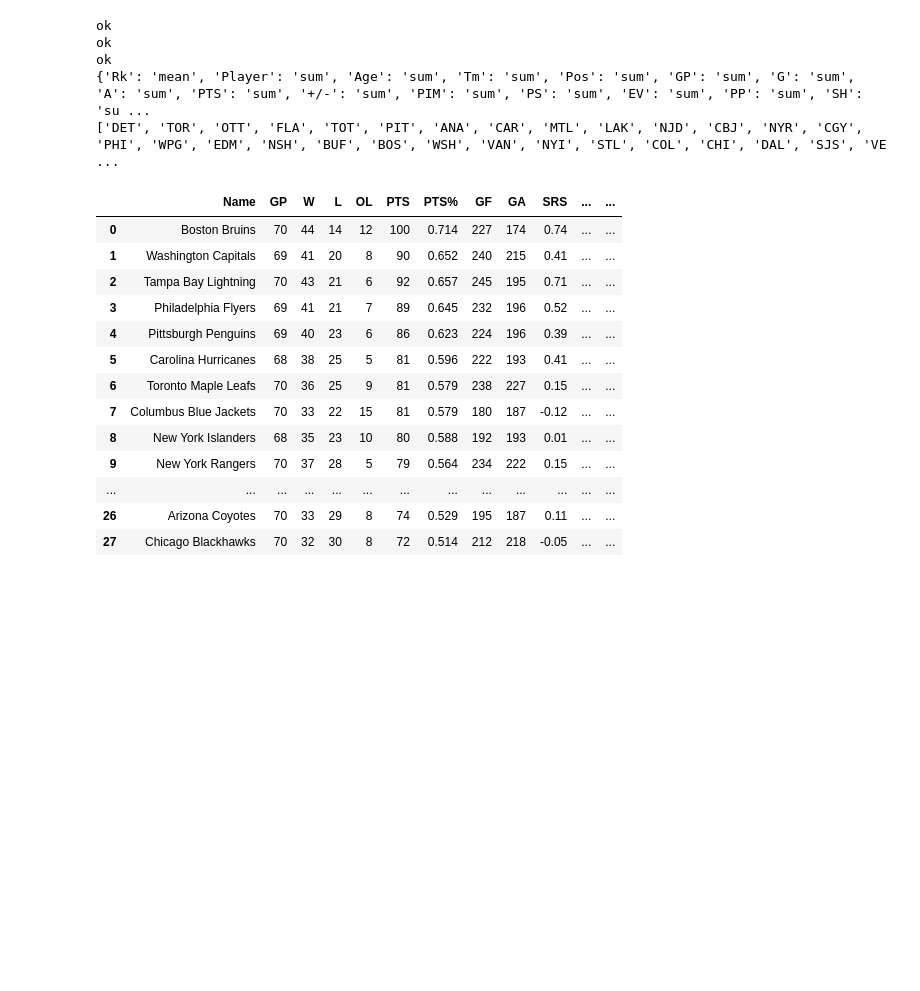
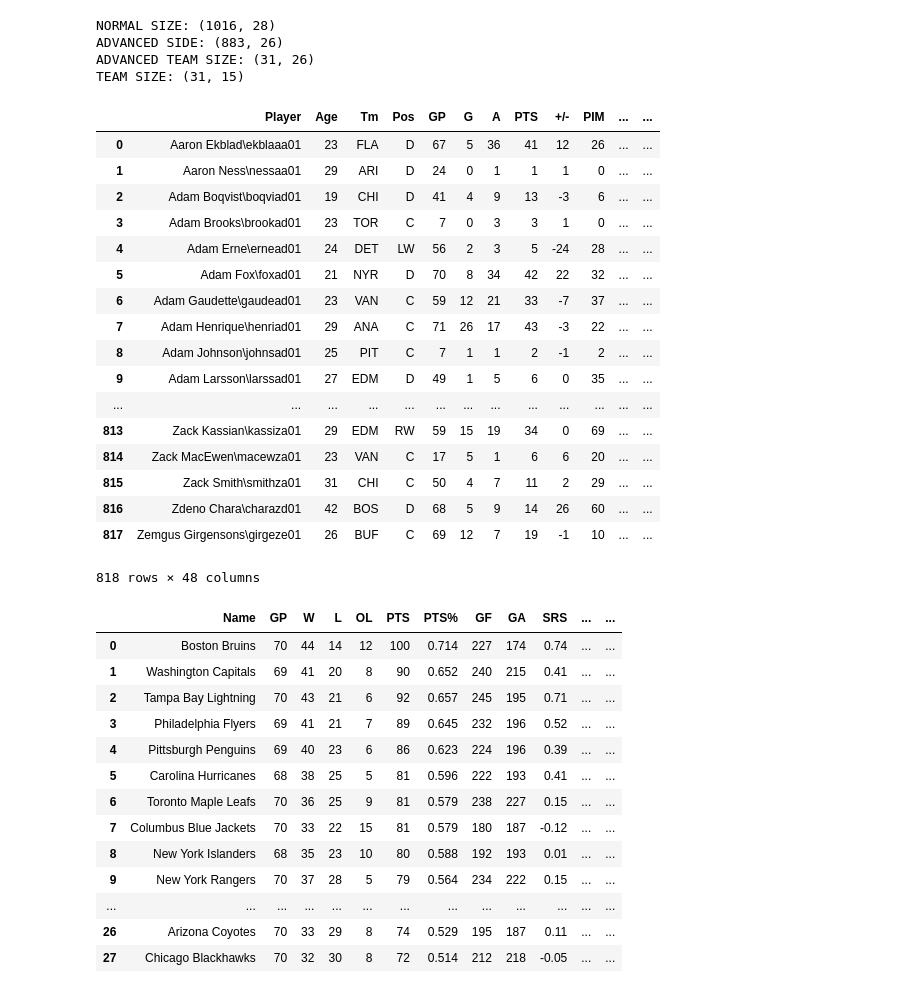
Before and after one commit to Griffenck1/CSCI-4802-Hockey-OWAA, a Jupyter notebook: JupytrNotebooks/dataCleaning.ipynb, the cells around one changed output. Cells and saved outputs as stored; diff of their text form; code cells hidden in the pictures; blank space fills up the shorter version.

Commit message:
Fixed advanced statistics, all data fully clean

```diff
--- a/JupytrNotebooks/dataCleaning.ipynb
+++ b/JupytrNotebooks/dataCleaning.ipynb
@@ -4,72 +4,103 @@ import numpy as np
 import math
 # %%
 ##player stats
+abrvs = ['BOS','WSH','TBL','PHI','PIT','CAR','TOR','CBJ','NYI','NYR','FLA','MTL','BUF','NJD','OTT','DET','STL','VEG','COL','EDM','DAL','WPG','CGY','VAN','NSH','MIN','ARI','CHI','ANA','LAK','SJS']
+
 df = pandas.read_csv('../data/20192020data.csv')
+print("NORMAL SIZE:", df.shape)
 dfadv = pandas.read_csv('../data/advanced20192020.csv')
+print("ADVANCED SIDE:", dfadv.shape)
 dfadvtm = pandas.read_csv('../data/advancedteam20192020.csv')
-dfadv = dfadv.drop(columns=['Rk', 'Age', 'Player', 'Tm', 'Pos', 'GP', 'TOI/60'])
+print("ADVANCED TEAM SIZE:", dfadvtm.shape)
+dfadv = dfadv.drop(columns=['Rk', 'Age', 'Pos', 'GP', 'TOI/60'])
+#dfadv.sort_values(by=['Player'])
 dfadvtm = dfadvtm.drop(columns=['S%', 'SV%'])
-for column in dfadv.columns:
-    df[column] = dfadv[column]
-pandas.concat([df,dfadv], axis=1)
+#for column in dfadv.columns:
+#    df[column] = dfadv[column]
+#pandas.concat([df,dfadv], axis=1)
 dfteams = pandas.read_csv('../data/teams20192020.csv',delimiter = '\t')
-
+print("TEAM SIZE:", dfteams.shape)
 for column in dfadvtm.columns:
     dfteams[column] = dfadvtm[column]
 aggdict = dict()
 for item in df.items():
     #print(item[0])
     if item[0] == 'Rk' or item[0] == 'S%' or item[0] == 'FO%':
-        print("ok")
+        #print("ok")
         aggdict[item[0]] = 'mean'
     else:
         aggdict[item[0]] = 'sum'
-print(aggdict)
+clean = df.groupby(['Player']).agg(aggdict)
 
-#clean = df.groupby(['Player']).agg(aggdict)
-clean = df
+#clean = df
 stored = 0
 
 lastnames = []
 firstnames = []
-"""
+
 for i in clean.iterrows():
     #print(i[0])
     first = ""
     last = ""
     f = True
     for letter in i[0]:
         if letter == "\\" :
             break
         if letter == " ":
             f = False
             continue
         if f:
             first = first +letter
         else:
             last += letter
     #print(last,first)
     lastnames.append(last)
     firstnames.append(first)
 clean['First'] = firstnames
 clean['Last'] = lastnames
-"""
+
 #clean = clean.sort_values(['Last'])
 clean = clean.drop('Rk', 1)
 #clean.columns.name = df.index.name
 #clean.index.name = None
 
-clean.reset_index(drop=True, inplace=True)
+
 #clean = clean.drop('Player', 1)
 a = clean['Tm'].unique().tolist()
 A = [abv for abv in a if len(abv)<=3]
-print(A)
+#print(A)
 ## RIGHT NOW I STILL NEED TO Adress the Team and the position being weird, but that should be easy
+#clean.head(50)
+clean = clean[clean['Tm'].isin(abrvs)]
+dfadv = dfadv[dfadv['Tm'].isin(abrvs)]
+dfadv = dfadv.sort_values(by=['Player'])
+dfadv = dfadv.drop(columns=['Player', 'Tm'])
+dfadv.reset_index(drop=True, inplace=True)
+clean.reset_index(drop=True, inplace=True)
+clean = pandas.concat([clean, dfadv], axis=1)
+clean
 # %% [output]
-ok
-ok
-ok
-{'Rk': 'mean', 'Player': 'sum', 'Age': 'sum', 'Tm': 'sum', 'Pos': 'sum', 'GP': 'sum', 'G': 'sum', 'A': 'sum', 'PTS': 'sum', '+/-': 'sum', 'PIM': 'sum', 'PS': 'sum', 'EV': 'sum', 'PP': 'sum', 'SH': 'su ...
-['DET', 'TOR', 'OTT', 'FLA', 'TOT', 'PIT', 'ANA', 'CAR', 'MTL', 'LAK', 'NJD', 'CBJ', 'NYR', 'CGY', 'PHI', 'WPG', 'EDM', 'NSH', 'BUF', 'BOS', 'WSH', 'VAN', 'NYI', 'STL', 'COL', 'CHI', 'DAL', 'SJS', 'VE ...
+NORMAL SIZE: (1016, 28)
+ADVANCED SIDE: (883, 26)
+ADVANCED TEAM SIZE: (31, 26)
+TEAM SIZE: (31, 15)
+|  | Player | Age | Tm | Pos | GP | G | A | PTS | +/- | PIM | ... | ... |
+| 0 | Aaron Ekblad\ekblaaa01 | 23 | FLA | D | 67 | 5 | 36 | 41 | 12 | 26 | ... | ... |
+| 1 | Aaron Ness\nessaa01 | 29 | ARI | D | 24 | 0 | 1 | 1 | 1 | 0 | ... | ... |
+| 2 | Adam Boqvist\boqviad01 | 19 | CHI | D | 41 | 4 | 9 | 13 | -3 | 6 | ... | ... |
+| 3 | Adam Brooks\brookad01 | 23 | TOR | C | 7 | 0 | 3 | 3 | 1 | 0 | ... | ... |
+| 4 | Adam Erne\ernead01 | 24 | DET | LW | 56 | 2 | 3 | 5 | -24 | 28 | ... | ... |
+| 5 | Adam Fox\foxad01 | 21 | NYR | D | 70 | 8 | 34 | 42 | 22 | 32 | ... | ... |
+| 6 | Adam Gaudette\gaudead01 | 23 | VAN | C | 59 | 12 | 21 | 33 | -7 | 37 | ... | ... |
+| 7 | Adam Henrique\henriad01 | 29 | ANA | C | 71 | 26 | 17 | 43 | -3 | 22 | ... | ... |
+| 8 | Adam Johnson\johnsad01 | 25 | PIT | C | 7 | 1 | 1 | 2 | -1 | 2 | ... | ... |
+| 9 | Adam Larsson\larssad01 | 27 | EDM | D | 49 | 1 | 5 | 6 | 0 | 35 | ... | ... |
+| ... | ... | ... | ... | ... | ... | ... | ... | ... | ... | ... | ... | ... |
+| 813 | Zack Kassian\kassiza01 | 29 | EDM | RW | 59 | 15 | 19 | 34 | 0 | 69 | ... | ... |
+| 814 | Zack MacEwen\macewza01 | 23 | VAN | C | 17 | 5 | 1 | 6 | 6 | 20 | ... | ... |
+| 815 | Zack Smith\smithza01 | 31 | CHI | C | 50 | 4 | 7 | 11 | 2 | 29 | ... | ... |
+| 816 | Zdeno Chara\charazd01 | 42 | BOS | D | 68 | 5 | 9 | 14 | 26 | 60 | ... | ... |
+| 817 | Zemgus Girgensons\girgeze01 | 26 | BUF | C | 69 | 12 | 7 | 19 | -1 | 10 | ... | ... |
+818 rows × 48 columns
 # %%
 ##team stats
```
Also changed, not shown: parts of 1 cell of this notebook.
